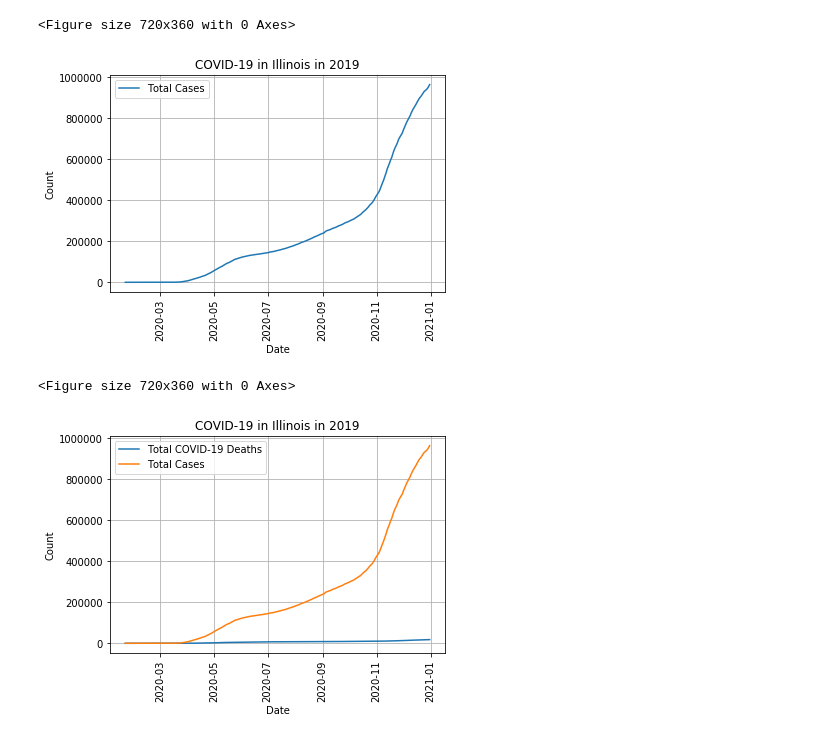
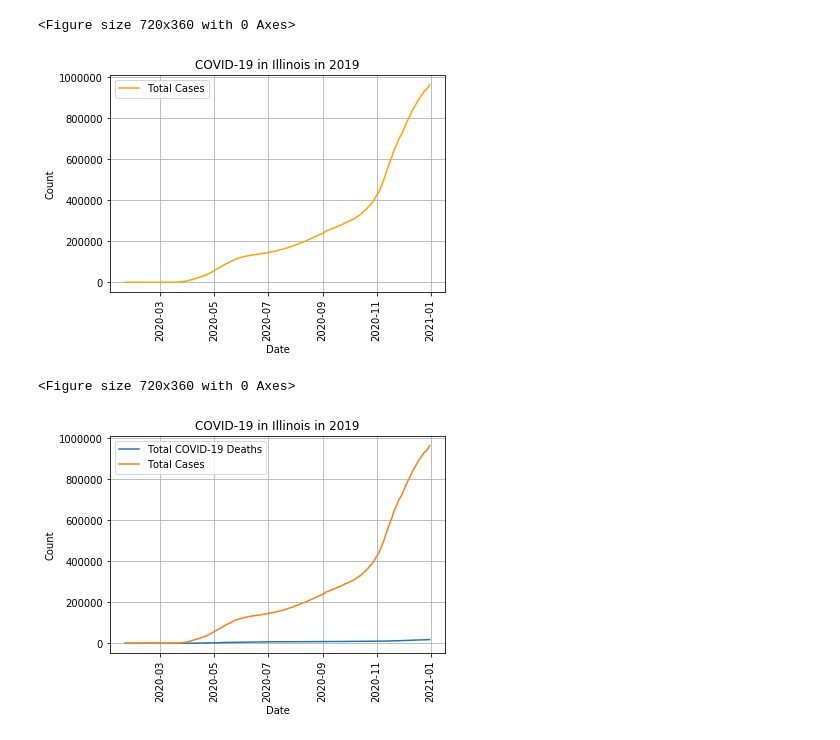
Before and after one commit to erickzli/IS597-COVID-Project, a Jupyter notebook: Kerstin's Folder/Clean Data- US Cases and Deaths by State Over Time.ipynb, the cells around one changed output. Cells and saved outputs as stored; diff of their text form; code cells hidden in the pictures.

Commit message:
Adjust graphs

```diff
--- a/Kerstin's Folder/Clean Data- US Cases and Deaths by State Over Time.ipynb
+++ b/Kerstin's Folder/Clean Data- US Cases and Deaths by State Over Time.ipynb
@@ -372,19 +372,19 @@ plt.show()
 <Figure size 720x360 with 0 Axes>
 # %%
 #plt.plot(df_IL_2019['submission_date'], df_IL_2019['tot_death'], label = 'Total COVID-19 Deaths')
-plt.plot(df_IL_2019['submission_date'], df_IL_2019['tot_cases'], label = 'Total Cases')
+plt.plot(df_IL_2019['submission_date'], df_IL_2019['tot_cases'], label = 'Total Cases', color = 'orange')
 plt.xlabel('Date')
 plt.xticks(rotation = 90)
 plt.ylabel('Count')
 plt.title('COVID-19 in Illinois in 2019')
 plt.grid(True)
 plt.legend()
 plt.figure(figsize = (10, 5))
 
-#plt.savefig('IL_unemployment_comparison_2019-2020.png', dpi=300, bbox_inches='tight')
+#plt.savefig('IL_tot_covid_cases_2019.png', dpi=300, bbox_inches='tight')
 plt.show()
 # %% [output]
-[figure, old version]
+[figure, new version]
 <Figure size 720x360 with 0 Axes>
 # %%
 # This is the graph to use
```
Also changed, not shown: parts of 3 cells of this notebook.
